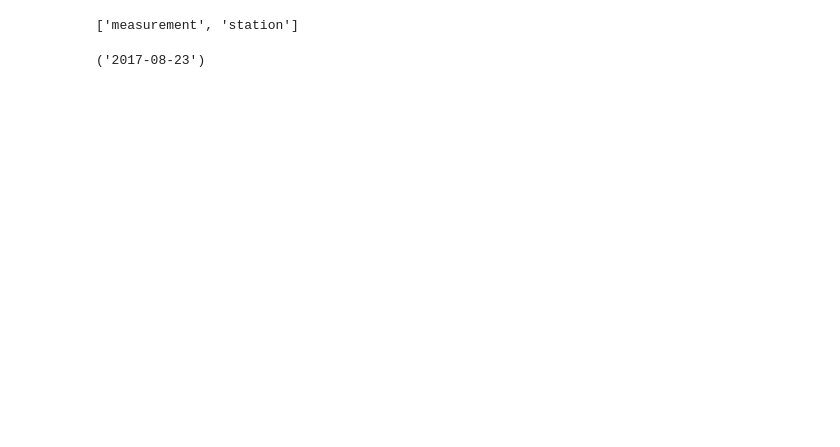
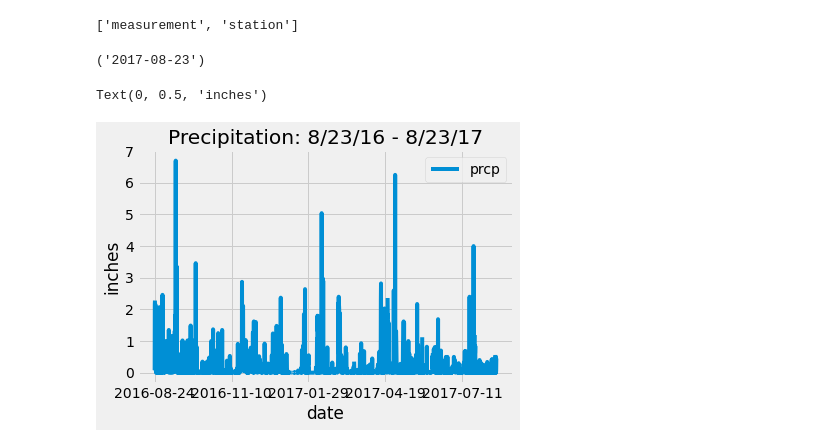
Before and after one commit to bholties/sqlalchemy, a Jupyter notebook: hawaii climate.ipynb, the cells around one changed output. Saved outputs shown, nothing was run; the diff lists cells and outputs as text; code cells hidden in the pictures; blank space fills up the shorter version.

Commit message:
pushing plot lib and other data from notebook

```diff
--- a/hawaii climate.ipynb
+++ b/hawaii climate.ipynb
@@ -44,26 +44,44 @@ latest_date
 # %% [output]
 ('2017-08-23')
 # %%
+# Find the most recent date in the data set.
+latest_date=(session.query(Measurement.date)
+                    .order_by(Measurement.date.desc())
+                    .first())
+
 # Design a query to retrieve the last 12 months of precipitation data and plot the results.
+
+latest_date = list(np.ravel(latest_date))[0]
+latest_date = str(latest_date)
+latest_date = dt.datetime.strptime(latest_date, '%Y-%m-%d')
+
 # Starting from the most recent data point in the database.
+latestYear = int(dt.datetime.strftime(latest_date, '%Y'))
+latestMonth = int(dt.datetime.strftime(latest_date, '%m'))
+latestDay = int(dt.datetime.strftime(latest_date, '%d'))
+
 
 # Calculate the date one year from the last date in data set.
-yearBefore = dt.date(lastYear, latestMonth, latestDay) - dt.timedelta(days=365)
+yearBefore = dt.date(latestYear, latestMonth, latestDay) - dt.timedelta(days=365)
 
 # Perform a query to retrieve the data and precipitation scores
 rainData = (session.query(Measurement.date, Measurement.prcp)
                     .filter(Measurement.date > yearBefore)
                     .order_by(Measurement.date)
                     .all())
 
 # Save the query results as a Pandas DataFrame and set the index to the date column
-rainTable = pd.DateFrame(rainData)
+rainTable = pd.DataFrame(rainData)
 rainTable = rainTable.set_index('date')
 
 # Sort the dataframe by date
 rainTable = rainTable.sort_index(ascending=True)
 
 # Use Pandas Plotting with Matplotlib to plot the data
 rainTable.plot(title="Precipitation: 8/23/16 - 8/23/17")
+plt.ylabel('inches')
+# %% [output]
+Text(0, 0.5, 'inches')
+[figure, added]
 # %%
 # Use Pandas to calcualte the summary statistics for the precipitation data
```
Also changed, not shown: parts of 5 cells of this notebook.
